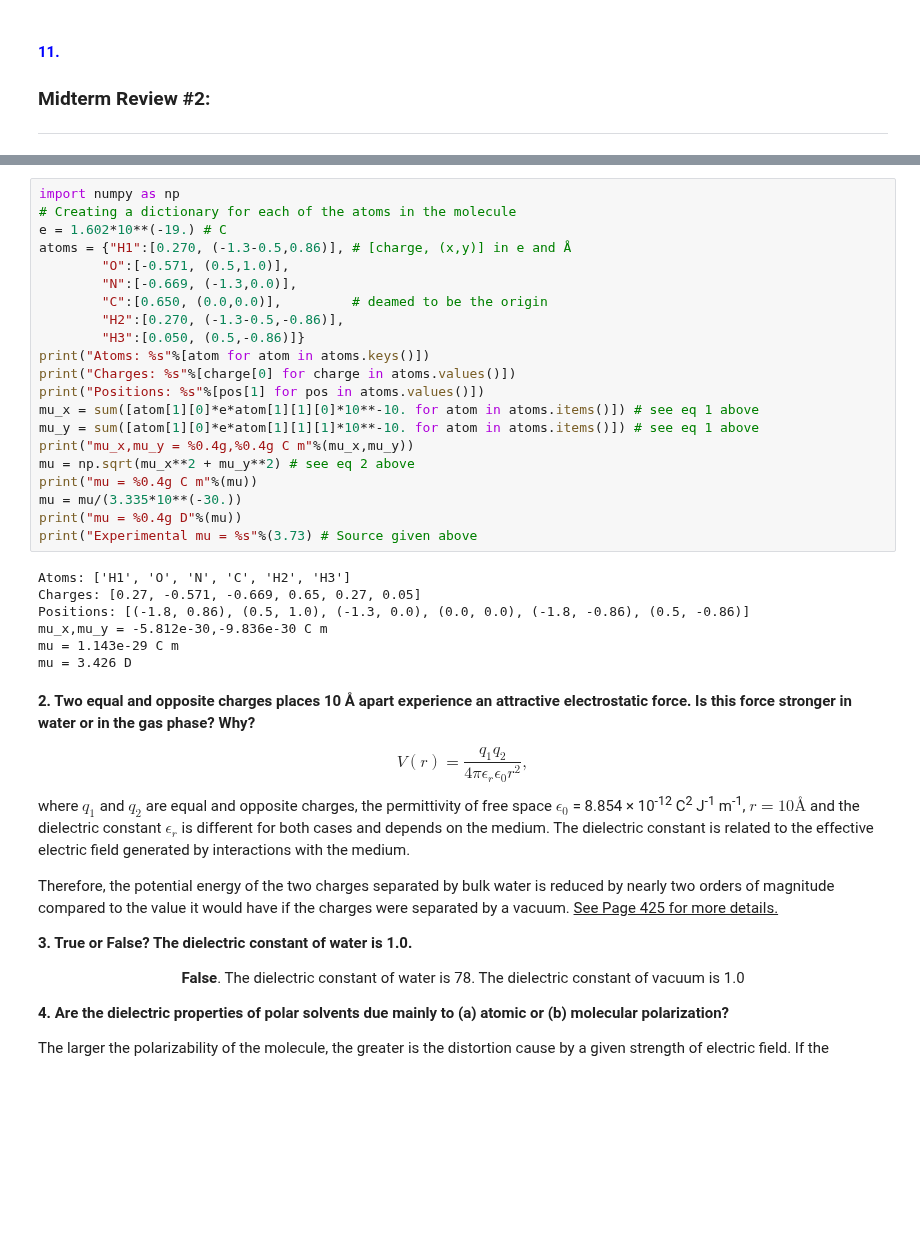
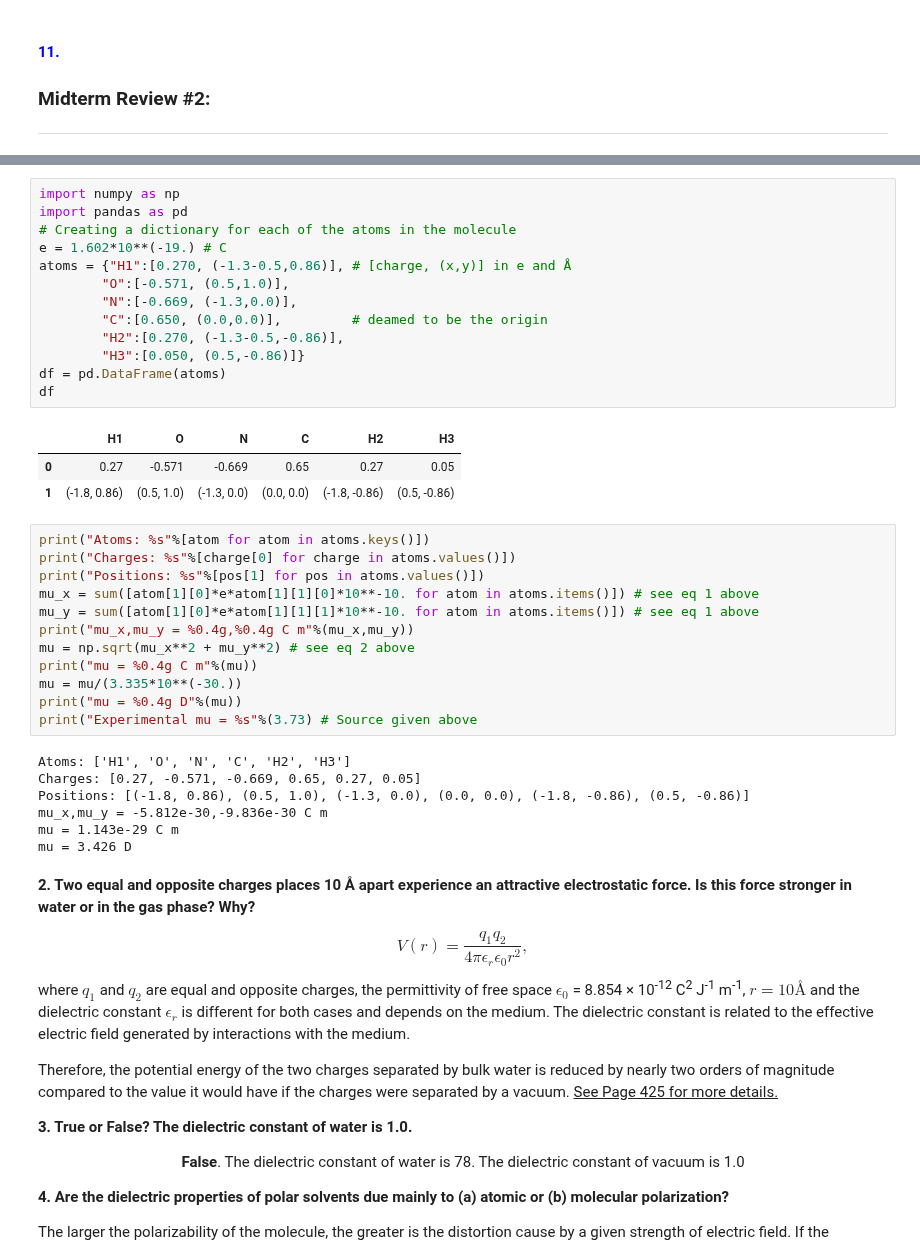
Before and after one commit to robraddi/TU_Chem, a Jupyter notebook: CHEM3405_Physical_Chemistry_Bio/CHEM3405.ipynb, the cells around one changed output, grey strips where cells are left out. Cells and saved outputs as stored; diff of their text form; blank space fills up the shorter version.

```diff
--- a/CHEM3405_Physical_Chemistry_Bio/CHEM3405.ipynb
+++ b/CHEM3405_Physical_Chemistry_Bio/CHEM3405.ipynb
@@ -2092,16 +2093,24 @@ $$\mu = \sqrt{{\mu_{x}}^{2} + {\mu_{y}}^{2}} \tag{2}$$
 <p><u>See Page 428 for more details.</u></p>
 
 <a href="https://www.chemistry.mcmaster.ca/adronov/resources/Common_Solvents_for_Organic_Reactions.pdf">Experimental value for dipole moment of formamide.</a>
+# %%
+import numpy as np
+import pandas as pd
+# Creating a dictionary for each of the atoms in the molecule
+e = 1.602*10**(-19.) # C
+atoms = {"H1":[0.270, (-1.3-0.5,0.86)], # [charge, (x,y)] in e and Å
+        "O":[-0.571, (0.5,1.0)],
+        "N":[-0.669, (-1.3,0.0)],
+        "C":[0.650, (0.0,0.0)],         # deamed to be the origin
+        "H2":[0.270, (-1.3-0.5,-0.86)],
+        "H3":[0.050, (0.5,-0.86)]}
+df = pd.DataFrame(atoms)
+df
+# %% [output]
+|  | H1 | O | N | C | H2 | H3 |
+| 0 | 0.27 | -0.571 | -0.669 | 0.65 | 0.27 | 0.05 |
+| 1 | (-1.8, 0.86) | (0.5, 1.0) | (-1.3, 0.0) | (0.0, 0.0) | (-1.8, -0.86) | (0.5, -0.86) |
 # %%
-import numpy as np
-# Creating a dictionary for each of the atoms in the molecule
-e = 1.602*10**(-19.) # C
-atoms = {"H1":[0.270, (-1.3-0.5,0.86)], # [charge, (x,y)] in e and Å
-        "O":[-0.571, (0.5,1.0)],
-        "N":[-0.669, (-1.3,0.0)],
-        "C":[0.650, (0.0,0.0)],         # deamed to be the origin
-        "H2":[0.270, (-1.3-0.5,-0.86)],
-        "H3":[0.050, (0.5,-0.86)]}
 print("Atoms: %s"%[atom for atom in atoms.keys()])
 print("Charges: %s"%[charge[0] for charge in atoms.values()])
 print("Positions: %s"%[pos[1] for pos in atoms.values()])
```
Also changed, not shown: parts of 2 cells of this notebook, 15 other files.
